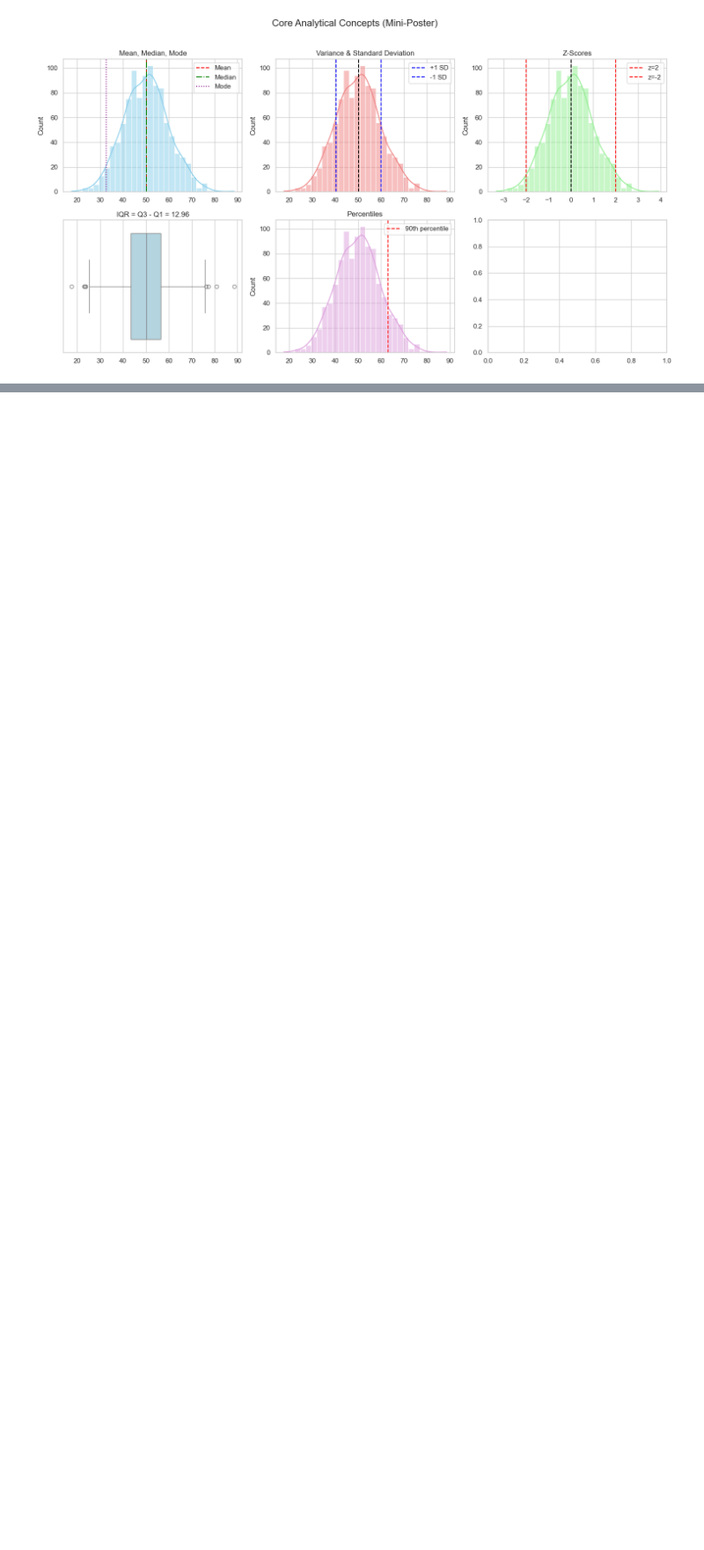
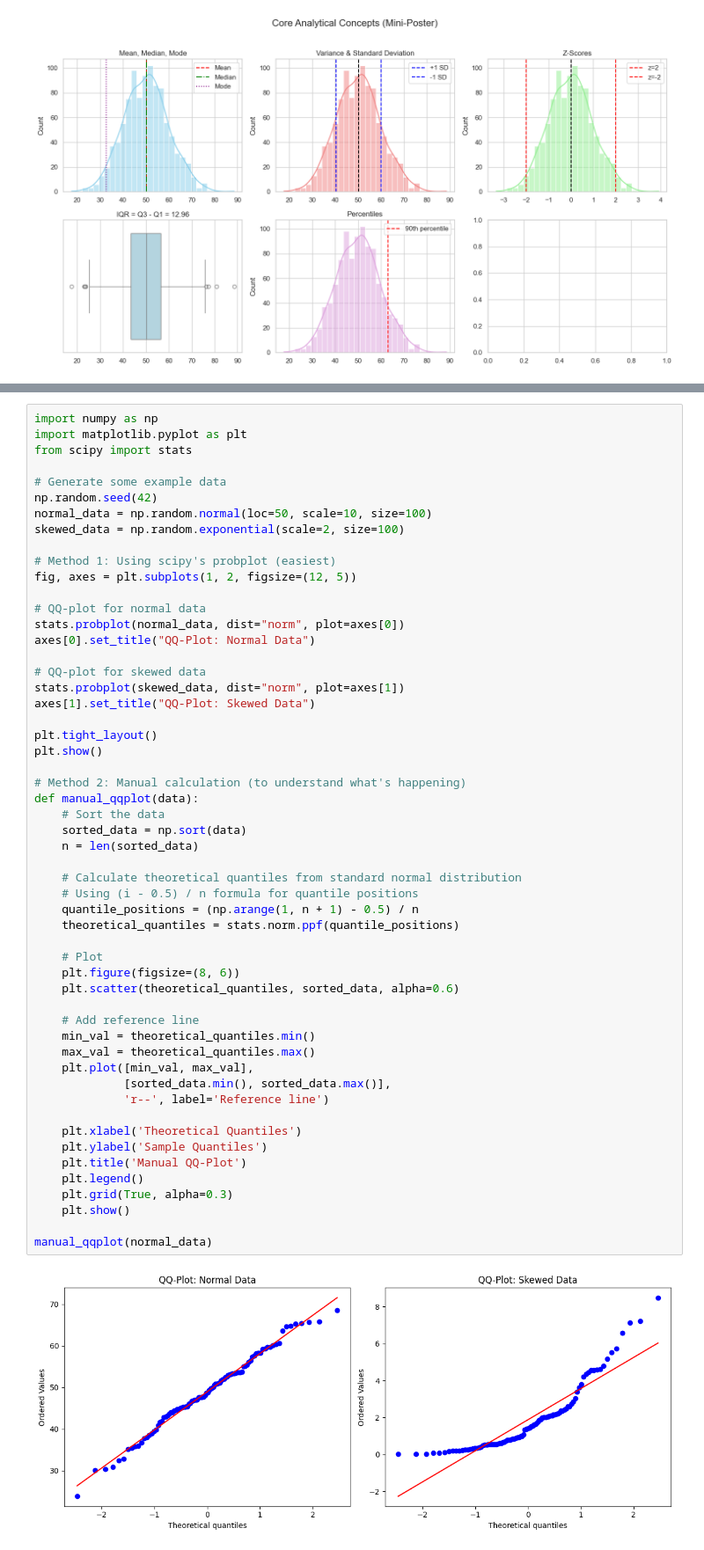
Before and after one commit to xit7/DATA-TEMPLATE, a Jupyter notebook: data_analytics_examples/005-terminology_zscore_p-value.ipynb, the cells around one changed output, grey strips where cells are left out. Shown at 88% size. Drawn from its saved outputs; the diff is of its cells as text; blank space fills up the shorter version.

```diff
--- a/data_analytics_examples/005-terminology_zscore_p-value.ipynb
+++ b/data_analytics_examples/005-terminology_zscore_p-value.ipynb
@@ -218,0 +461,56 @@ plt.show()
+# %%
+import numpy as np
+import matplotlib.pyplot as plt
+from scipy import stats
+
+# Generate some example data
+np.random.seed(42)
+normal_data = np.random.normal(loc=50, scale=10, size=100)
+skewed_data = np.random.exponential(scale=2, size=100)
+
+# Method 1: Using scipy's probplot (easiest)
+fig, axes = plt.subplots(1, 2, figsize=(12, 5))
+
+# QQ-plot for normal data
+stats.probplot(normal_data, dist="norm", plot=axes[0])
+axes[0].set_title("QQ-Plot: Normal Data")
+
+# QQ-plot for skewed data
+stats.probplot(skewed_data, dist="norm", plot=axes[1])
+axes[1].set_title("QQ-Plot: Skewed Data")
+
+plt.tight_layout()
+plt.show()
+
+# Method 2: Manual calculation (to understand what's happening)
+def manual_qqplot(data):
+    # Sort the data
+    sorted_data = np.sort(data)
+    n = len(sorted_data)
+
+    # Calculate theoretical quantiles from standard normal distribution
+    # Using (i - 0.5) / n formula for quantile positions
+    quantile_positions = (np.arange(1, n + 1) - 0.5) / n
+    theoretical_quantiles = stats.norm.ppf(quantile_positions)
+
+    # Plot
+    plt.figure(figsize=(8, 6))
+    plt.scatter(theoretical_quantiles, sorted_data, alpha=0.6)
+
+    # Add reference line
+    min_val = theoretical_quantiles.min()
+    max_val = theoretical_quantiles.max()
+    plt.plot([min_val, max_val],
+             [sorted_data.min(), sorted_data.max()],
+             'r--', label='Reference line')
+
+    plt.xlabel('Theoretical Quantiles')
+    plt.ylabel('Sample Quantiles')
+    plt.title('Manual QQ-Plot')
+    plt.legend()
+    plt.grid(True, alpha=0.3)
+    plt.show()
+
+manual_qqplot(normal_data)
+# %% [output]
+[figure, added]
```
Also changed, not shown: parts of 9 cells of this notebook.
